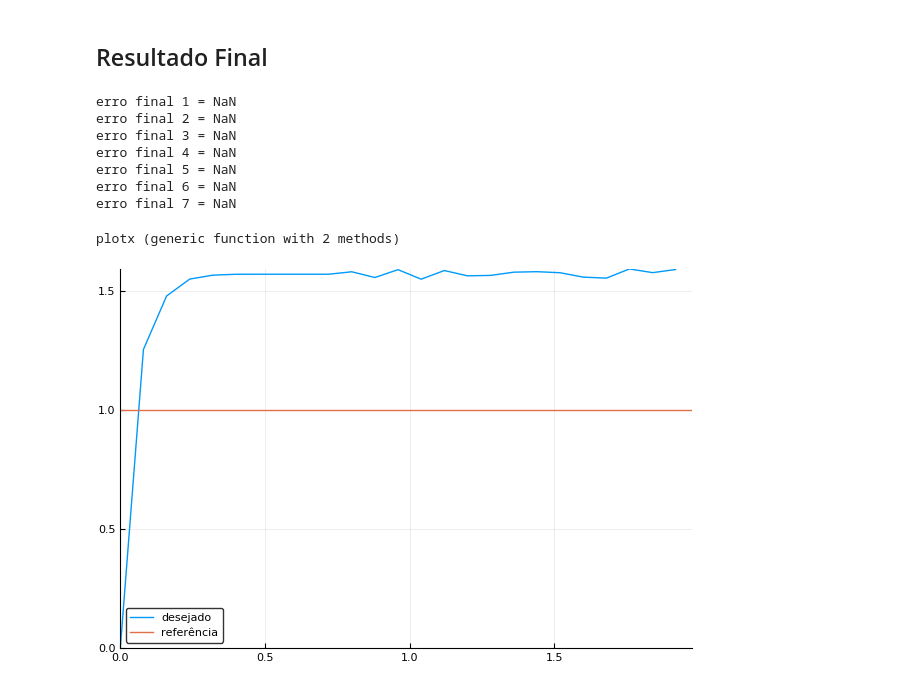
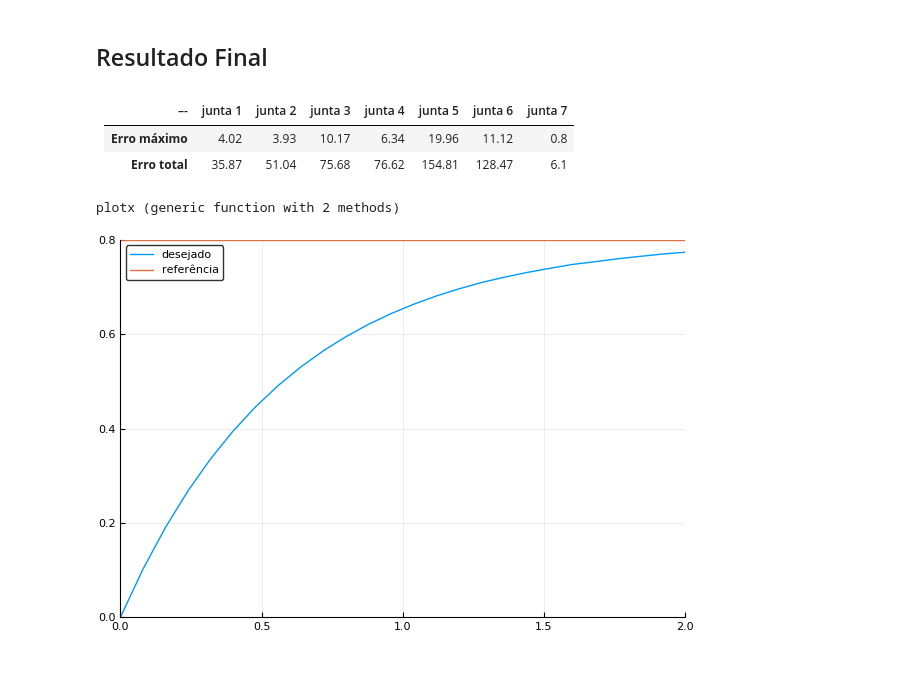
Before and after one commit to phelipe/jerk-pid, a Jupyter notebook: src/kuka/kuka_otimizador_serial.ipynb, the cells around one changed output. Drawn from its saved outputs; the diff is of its cells as text; code cells hidden in the pictures.

```diff
--- a/src/kuka/kuka_otimizador_serial.ipynb
+++ b/src/kuka/kuka_otimizador_serial.ipynb
@@ -501,4 +135,4 @@ function gerador2(n)
 end;
 # %%
 N = 14
-result, fitness, cnt = ga(generateCusto(2), N; initPopulation = gerador2, populationSize = popul, ɛ = 0.25, selection = roulette, crossover = intermediate(0.25), mutation = domainrange(fill(0.5,N)), iterations = iterac)
+result, fitness, cnt = ga(generateCusto(2), N; initPopulation = gerador2, populationSize = popul, ɛ = 0.25, selection = roulette, crossover = intermediate(0.25), mutation = domainrange(fill(0.5,N)), iterations = iterac, showBar = true)
@@ -577,12 +141,12 @@ result, fitness, cnt = ga(generateCusto(2), N; initPopulation = gerador2, popula
 # %%
 function gerador1(n)
     n = n/2
-    kp = push!(ones(n-7),rand()*rand([10.,100.,1000.,10000]))
+    kp = push!(zeros(n-7),rand()*rand([10.,100.,1000.,10000]))
     kp = vcat(kp,result[2:7])
-    kv = push!(ones(n-7),rand()*rand([10.,100.,1000.]))
+    kv = push!(zeros(n-7),rand()*rand([10.,100.,1000.]))
     kv = vcat(kv,result[9:14])
     vcat(kp,kv)
 end;
 # %%
 N = 14
-result, fitness, cnt = ga(generateCusto(1), N; initPopulation = gerador1, populationSize = popul, ɛ = 0.25, selection = roulette, crossover = intermediate(0.25), mutation = domainrange(fill(0.5,N)), iterations = iterac)
+result, fitness, cnt = ga(generateCusto(1), N; initPopulation = gerador1, populationSize = popul, ɛ = 0.25, selection = roulette, crossover = intermediate(0.25), mutation = domainrange(fill(0.5,N)), iterations = iterac, showBar = true)
@@ -704,20 +157,18 @@ t_end_new = 2.
 kp = SMatrix{7,7}(diagm(result[1:7]))
 kv = SMatrix{7,7}(diagm(result[8:end]))
 
-x, v, t, a, ta, j, tj = kukaRobot(kp, kv, Ts, t0, t_end_new, xr);
+x, v, t, a, ta, j, tj, τ, t_tau = kukaRobot(kp, kv, Ts, t0, t_end_new, xr);
 # %%
+erro = []
 for i=1:7
-    erro = xr[i] - x[i][end]
-    println("erro final $(i) = $(erro)")
+    push!(erro, abs.(x[i] - xr[i]))
 end
+tabela(erro, "Erro")
 # %% [output]
-erro final 1 = NaN
-erro final 2 = NaN
-erro final 3 = NaN
-erro final 4 = NaN
-erro final 5 = NaN
-erro final 6 = NaN
-erro final 7 = NaN
+|              –- | junta 1 | junta 2 | junta 3 | junta 4 | junta 5 | junta 6 | junta 7 |
+| ---------------:| -------:| -------:| -------:| -------:| -------:| -------:| -------:|
+| **Erro máximo** |    4.02 |    3.93 |   10.17 |    6.34 |   19.96 |   11.12 |     0.8 |
+|  **Erro total** |   35.87 |   51.04 |   75.68 |   76.62 |  154.81 |  128.47 |     6.1 |
 # %%
 function plotx(i)
     p1 = plot(t,x[i], label = "desejado")
@@ -743,6 +194,6 @@ end
 # %% [output]
 plotx (generic function with 2 methods)
 # %%
-plotx(2)
+plotx(7)
 # %% [output]
-[figure, old version]
+[figure, new version]
```
Also changed, not shown: parts of 21 cells of this notebook, 50 other files.
